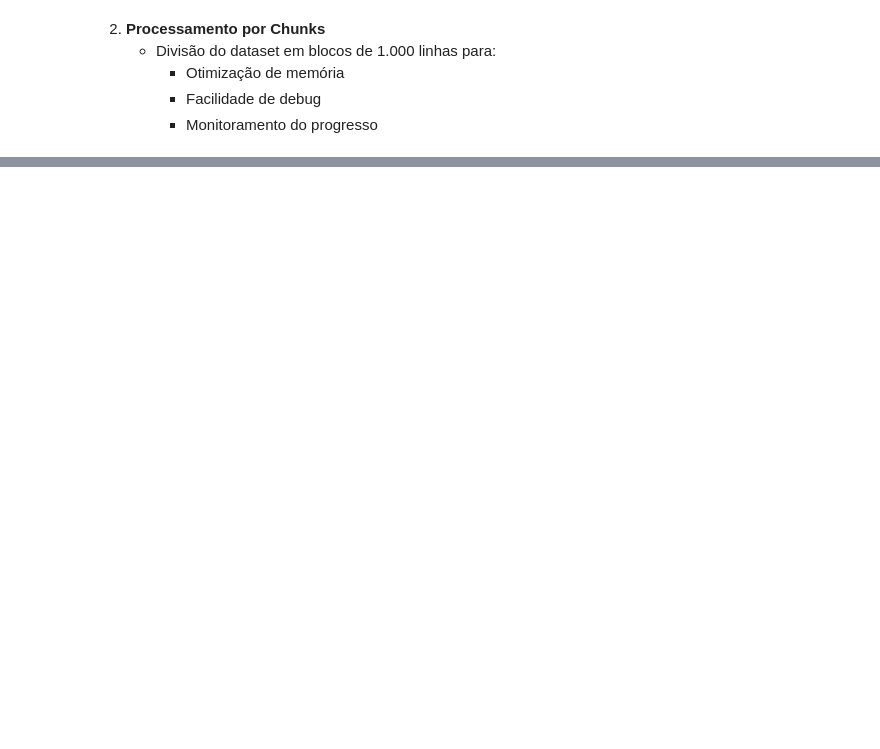
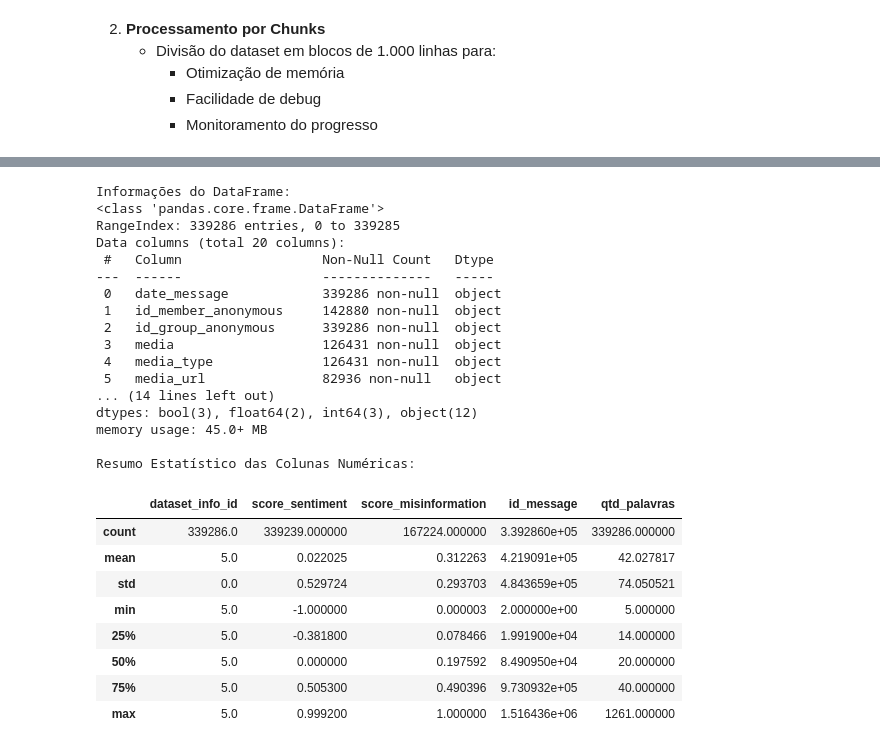
Before and after one commit to EstherMart/Data-Mining, a Jupyter notebook: Lista03_AnaliseDeDados/analise_de_dados.ipynb, the cells around one changed output, grey strips where cells are left out. Drawn from its saved outputs; the diff is of its cells as text; code cells hidden in the pictures; blank space fills up the shorter version.

```diff
--- a/Lista03_AnaliseDeDados/analise_de_dados.ipynb
+++ b/Lista03_AnaliseDeDados/analise_de_dados.ipynb
@@ -143,0 +272,19 @@ if trava_dist.get(True, 0) > 0:
+# %%
+# Criação da feature 'qtd_palavras' com a contagem de palavras na mensagem
+df_sem_trava_zap['qtd_palavras'] = df_sem_trava_zap['text_content_anonymous'].astype(str).apply(lambda x: len(x.split()))
+
+# Identificação das mensagens com menos de 5 palavras
+mensagens_curta = df_sem_trava_zap[df_sem_trava_zap['qtd_palavras'] < 5]
+
+# Filtragem: apenas mensagens com 5 ou mais palavras
+df_sem_mensagens_curtas = df_sem_trava_zap[df_sem_trava_zap['qtd_palavras'] >= 5].reset_index(drop=True)
+
+# Relatório de remoção
+print("\033[1mRelatório de Remoção de Mensagens Curtas:\033[0m")
+print(f"• Registros antes da remoção: {len(df_sem_trava_zap):,}")
+print(f"• Mensagens com menos de 5 palavras removidas: {len(mensagens_curta):,}")
+print(f"• Registros restantes: {len(df_sem_mensagens_curtas):,}")
+
+# Visualização das mensagens que foram removidas
+if not mensagens_curta.empty:
+    display(mensagens_curta[['text_content_anonymous', 'qtd_palavras']].sort_values(by='qtd_palavras').head(10)) # Apenas os 10 primeiros casos
@@ -143,0 +317,35 @@ if trava_dist.get(True, 0) > 0:
+# %%
+# Visualização geral das colunas e tipos
+print("\033[1mInformações do DataFrame:\033[0m")
+df_sem_mensagens_curtas.info()
+
+# Estatísticas descritivas básicas para colunas numéricas
+print("\n\033[1mResumo Estatístico das Colunas Numéricas:\033[0m")
+display(df_sem_mensagens_curtas.describe())
+# %% [output]
+Informações do DataFrame:
+<class 'pandas.core.frame.DataFrame'>
+RangeIndex: 339286 entries, 0 to 339285
+Data columns (total 20 columns):
+ #   Column                  Non-Null Count   Dtype
+---  ------                  --------------   -----
+ 0   date_message            339286 non-null  object
+ 1   id_member_anonymous     142880 non-null  object
+ 2   id_group_anonymous      339286 non-null  object
+ 3   media                   126431 non-null  object
+ 4   media_type              126431 non-null  object
+ 5   media_url               82936 non-null   object
+... (14 lines left out)
+dtypes: bool(3), float64(2), int64(3), object(12)
+memory usage: 45.0+ MB
+
+Resumo Estatístico das Colunas Numéricas:
+|  | dataset_info_id | score_sentiment | score_misinformation | id_message | qtd_palavras |
+| count | 339286.0 | 339239.000000 | 167224.000000 | 3.392860e+05 | 339286.000000 |
+| mean | 5.0 | 0.022025 | 0.312263 | 4.219091e+05 | 42.027817 |
+| std | 0.0 | 0.529724 | 0.293703 | 4.843659e+05 | 74.050521 |
+| min | 5.0 | -1.000000 | 0.000003 | 2.000000e+00 | 5.000000 |
+| 25% | 5.0 | -0.381800 | 0.078466 | 1.991900e+04 | 14.000000 |
+| 50% | 5.0 | 0.000000 | 0.197592 | 8.490950e+04 | 20.000000 |
+| 75% | 5.0 | 0.505300 | 0.490396 | 9.730932e+05 | 40.000000 |
+| max | 5.0 | 0.999200 | 1.000000 | 1.516436e+06 | 1261.000000 |
```
Also changed, not shown: parts of 22 cells of this notebook.
